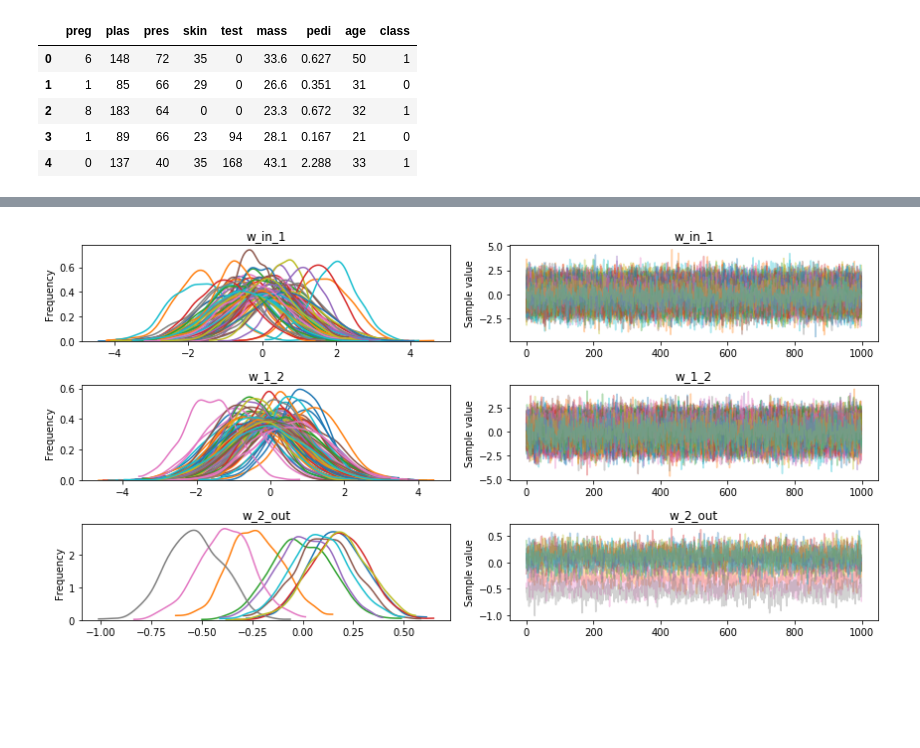
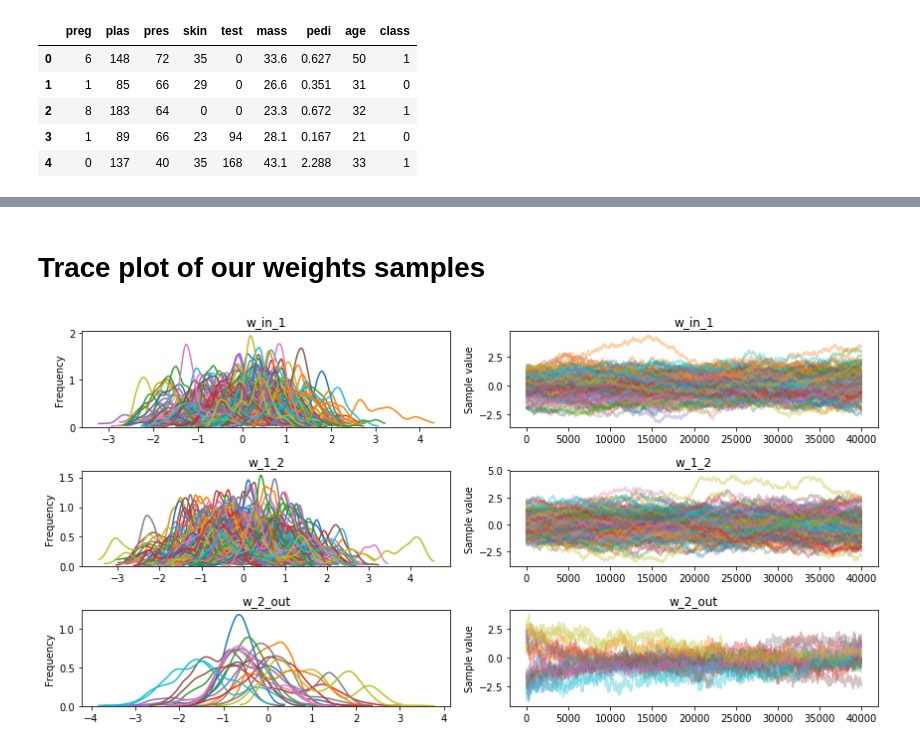
Before and after one commit to TSHTUM007/Masters_project, a Jupyter notebook: Disease_classification_BNN.ipynb, the cells around one changed output, grey strips where cells are left out. Cells and saved outputs as stored; diff of their text form; code cells hidden in the pictures; blank space fills up the shorter version.

Commit message:
revert back to mcmc and try both networks on a real data set

```diff
--- a/Disease_classification_BNN.ipynb
+++ b/Disease_classification_BNN.ipynb
@@ -167,8 +167,0 @@ set_tt_rng(MRG_RandomStreams(42))
-# %%
-minibatch_x = pm.Minibatch(X_train, batch_size=32)
-minibatch_y = pm.Minibatch(Y_train, batch_size=32)
-
-neural_network_minibatch = construct_nn(minibatch_x, minibatch_y)
-with neural_network_minibatch:
-    inference = pm.ADVI()
-    approx = pm.fit(30000, method=inference)
@@ -176,0 +168,5 @@ Finished [100%]: Average Loss = 377.83
+# %%
+with neural_network:
+    start = find_MAP()
+    step = Metropolis()
+    trace = sample(40000, step, start=start)
@@ -228,4 +232,6 @@ print("\tF1: %1.3f\n" % f1_score(Y_test, pred_binary))
+# %% [markdown]
+# Trace plot of our weights samples
 # %%
-pm.traceplot(trace_minib);
+pm.traceplot(trace);
 # %% [output]
-[figure, old version]
+[figure, new version]
```
Also changed, not shown: parts of 5 cells of this notebook, 3 other files.
